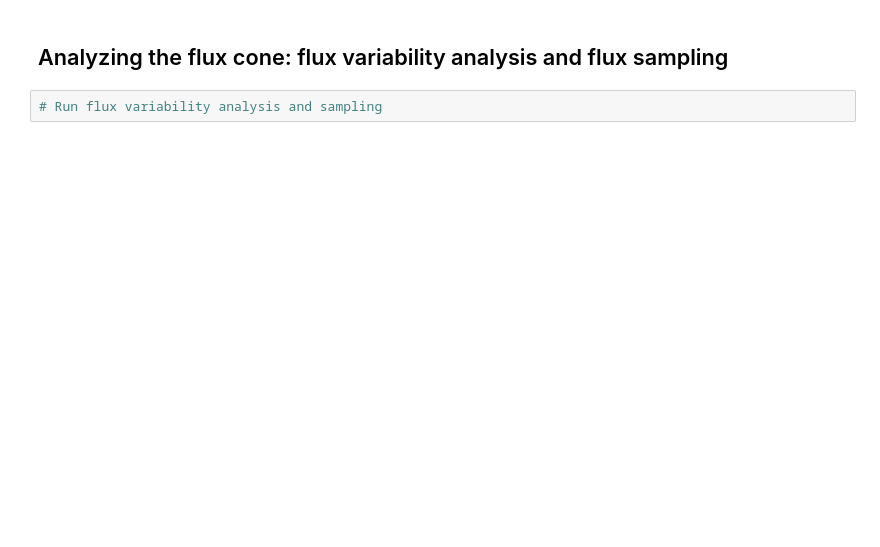
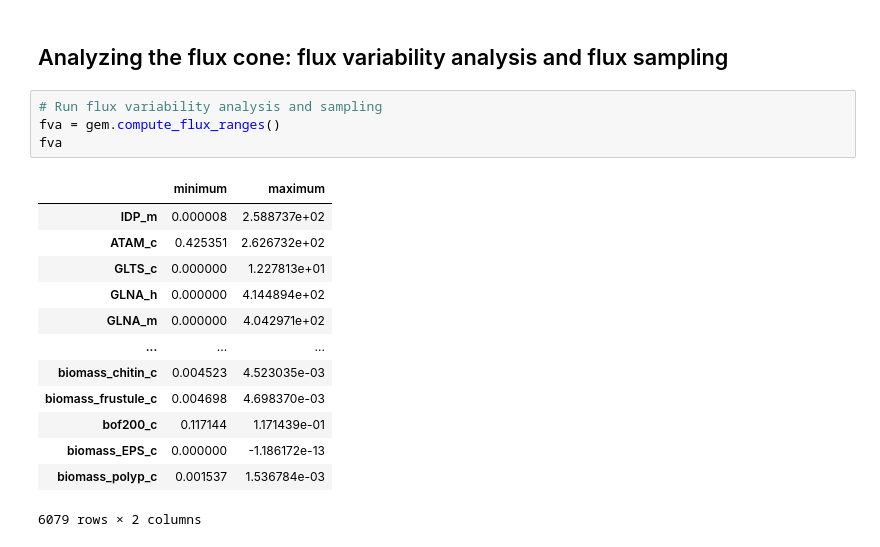
Before and after one commit to Robaina/Phycogem, a Jupyter notebook: docs/0_basic_examples.ipynb, the cells around one changed output. Saved outputs shown, nothing was run; the diff lists cells and outputs as text; blank space fills up the shorter version.

```diff
--- a/docs/0_basic_examples.ipynb
+++ b/docs/0_basic_examples.ipynb
@@ -110,3 +153,19 @@ The maximum growth rate is 0.47 1/h
 ## Analyzing the flux cone: flux variability analysis and flux sampling
 # %%
 # Run flux variability analysis and sampling
+fva = gem.compute_flux_ranges()
+fva
+# %% [output]
+|  | minimum | maximum |
+| IDP_m | 0.000008 | 2.588737e+02 |
+| ATAM_c | 0.425351 | 2.626732e+02 |
+| GLTS_c | 0.000000 | 1.227813e+01 |
+| GLNA_h | 0.000000 | 4.144894e+02 |
+| GLNA_m | 0.000000 | 4.042971e+02 |
+| ... | ... | ... |
+| biomass_chitin_c | 0.004523 | 4.523035e-03 |
+| biomass_frustule_c | 0.004698 | 4.698370e-03 |
+| bof200_c | 0.117144 | 1.171439e-01 |
+| biomass_EPS_c | 0.000000 | -1.186172e-13 |
+| biomass_polyp_c | 0.001537 | 1.536784e-03 |
+6079 rows × 2 columns
```
Also changed, not shown: parts of 5 cells of this notebook, 5 other files.
